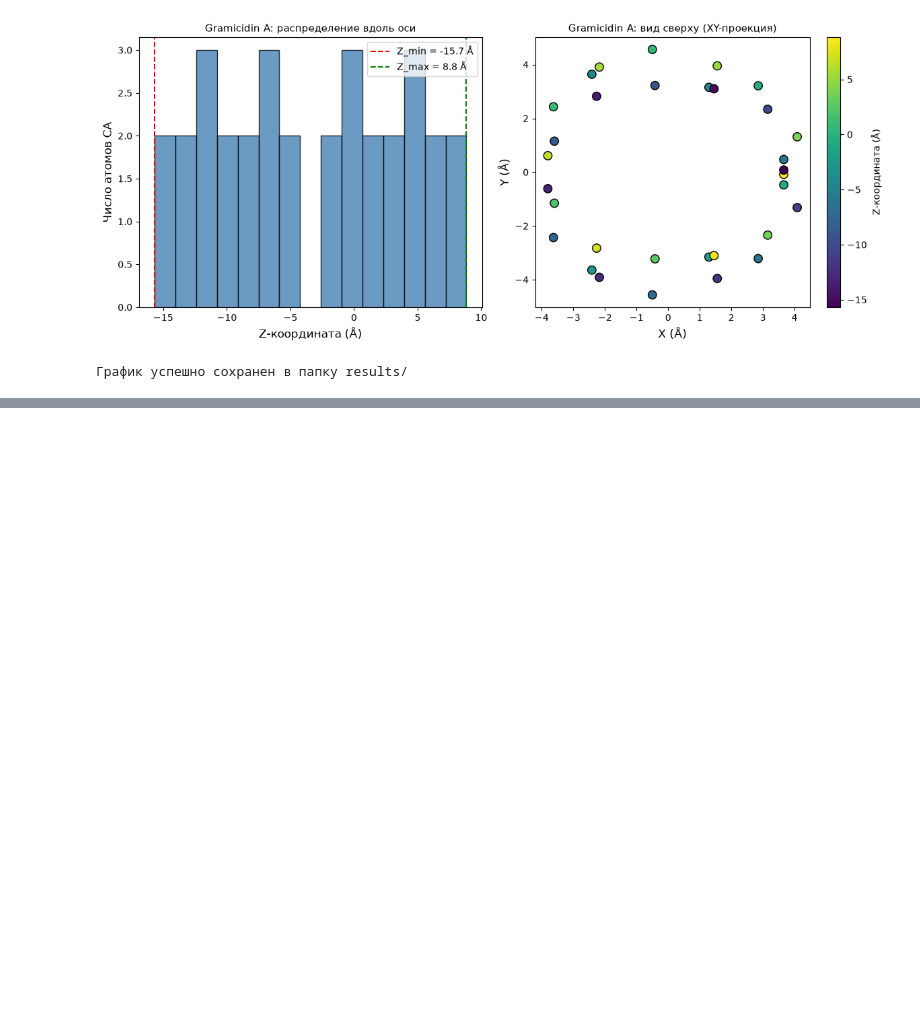
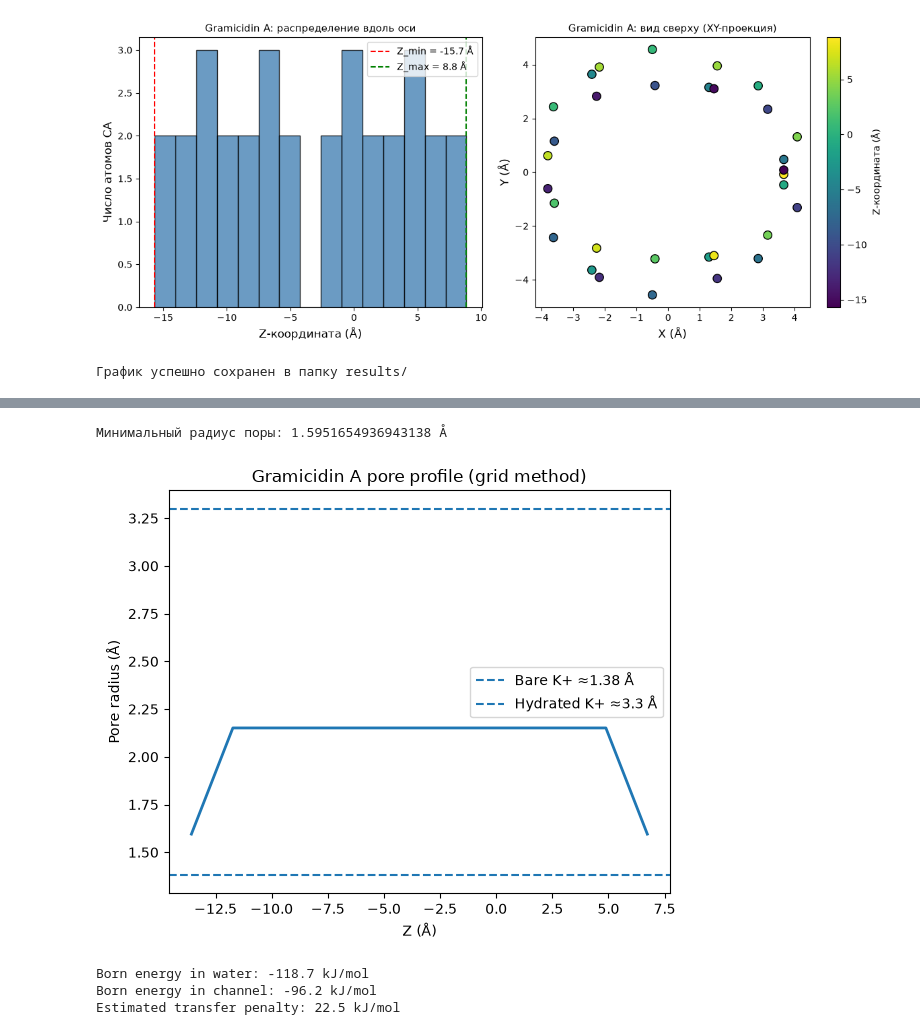
Before and after one commit to alisenkov76/cadd-portfolio, a Jupyter notebook: notebooks/01_gramicidin_A_structure.ipynb, the cells around one changed output, grey strips where cells are left out. Saved outputs shown, nothing was run; the diff lists cells and outputs as text; code cells hidden in the pictures; blank space fills up the shorter version.

Commit message:
feature/ adding ionc chanel analysys of gramicidin a

```diff
--- a/notebooks/01_gramicidin_A_structure.ipynb
+++ b/notebooks/01_gramicidin_A_structure.ipynb
@@ -103,0 +194,71 @@ print("График успешно сохранен в папку results/")
+# %%
+#расчитаем радиус
+axis_xy = coords[:, :2].mean(axis=0)
+
+slice_centers = []
+slice_radii = []
+
+for i in range(len(z_bins)-1):
+    z_low = z_bins[i]
+    z_high = z_bins[i+1]
+
+    mask = (z_values >= z_low) & (z_values < z_high)
+
+    slice_points = coords[mask]
+    slice_vdw = vdw[mask]
+
+    if len(slice_points) > 20:
+        r = max_inscribed_radius(slice_points, slice_vdw, axis_xy,
+                                 search_radius=4.0,
+                                 grid_size=35)
+        slice_centers.append((z_low + z_high)/2)
+        slice_radii.append(r)
+
+slice_radii = np.array(slice_radii)
+
+print("Минимальный радиус поры:", slice_radii.min(), "Å")
+# %% [output]
+Минимальный радиус поры: 1.5951654936943138 Å
+# %%
+# визуализируем профиль
+import matplotlib.pyplot as plt
+plt.figure(figsize=(6,5))
+plt.plot(slice_centers, slice_radii, linewidth=2)
+
+plt.axhline(1.38, linestyle="--", label="Bare K+ ≈1.38 Å")
+plt.axhline(3.3, linestyle="--", label="Hydrated K+ ≈3.3 Å")
+
+plt.xlabel("Z (Å)")
+plt.ylabel("Pore radius (Å)")
+plt.legend()
+plt.title("Gramicidin A pore profile (grid method)")
+plt.tight_layout()
+plt.savefig("../results/gramicidin_pore_profile_grid.png", dpi=150)
+plt.show()
+# %% [output]
+[figure, added]
+# %%
+import numpy as np
+
+# параметры
+z = 1               # заряд K+
+r = 1.38            # радиус голого K+ (Å)
+epsilon_water = 78
+epsilon_channel = 5
+
+# формула Борна
+def born_energy(z, r, epsilon):
+    return -166 * z**2 / r * (1 - 1/epsilon)  # кДж/моль
+
+G_water = born_energy(z, r, epsilon_water)
+G_channel = born_energy(z, r, epsilon_channel)
+
+delta_delta_G = G_channel - G_water
+
+print(f"Born energy in water: {G_water:.1f} kJ/mol")
+print(f"Born energy in channel: {G_channel:.1f} kJ/mol")
+print(f"Estimated transfer penalty: {delta_delta_G:.1f} kJ/mol")
+# %% [output]
+Born energy in water: -118.7 kJ/mol
+Born energy in channel: -96.2 kJ/mol
+Estimated transfer penalty: 22.5 kJ/mol
```
Also changed, not shown: parts of 5 cells of this notebook, 1 other file.
